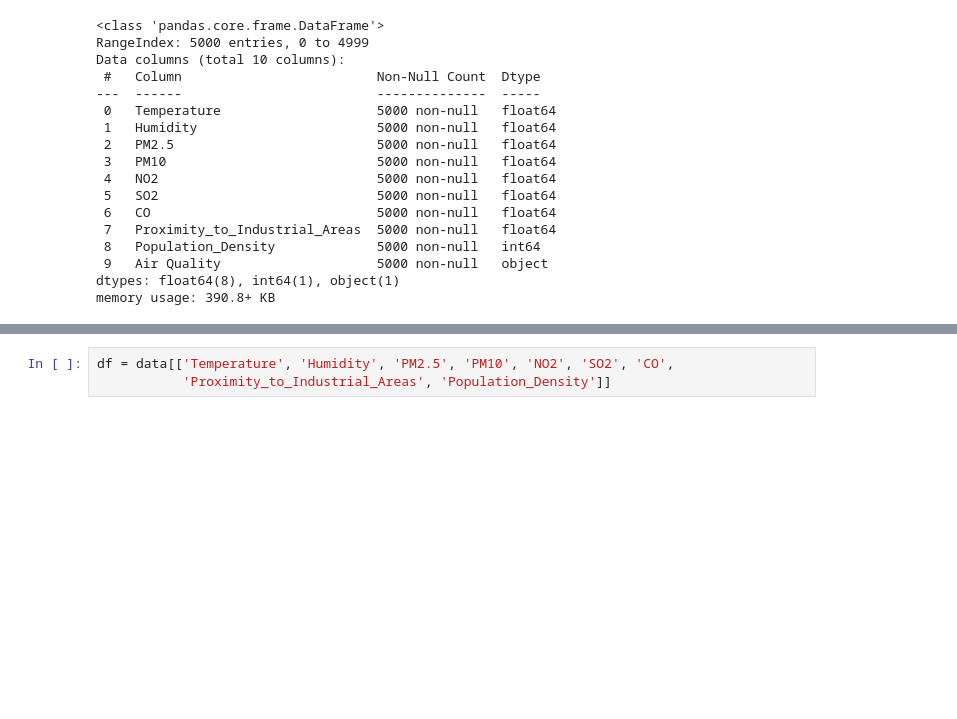
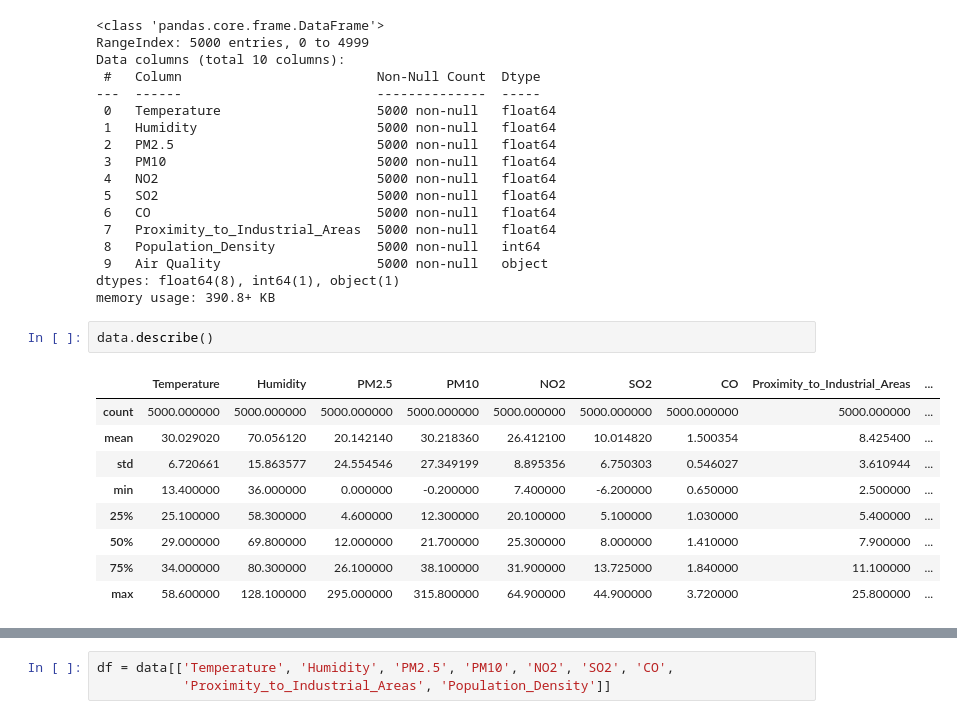
Before and after one commit to Rizan012/Pollution, a Jupyter notebook: cleaning-dataset.ipynb, the cells around one changed output, grey strips where cells are left out. Cells and saved outputs as stored; diff of their text form; blank space fills up the shorter version.

```diff
--- a/cleaning-dataset.ipynb
+++ b/cleaning-dataset.ipynb
@@ -56,4 +56,16 @@ Data columns (total 10 columns):
  9   Air Quality                    5000 non-null   object
 dtypes: float64(8), int64(1), object(1)
 memory usage: 390.8+ KB
+# %%
+data.describe()
+# %% [output]
+|  | Temperature | Humidity | PM2.5 | PM10 | NO2 | SO2 | CO | Proximity_to_Industrial_Areas | ... |
+| count | 5000.000000 | 5000.000000 | 5000.000000 | 5000.000000 | 5000.000000 | 5000.000000 | 5000.000000 | 5000.000000 | ... |
+| mean | 30.029020 | 70.056120 | 20.142140 | 30.218360 | 26.412100 | 10.014820 | 1.500354 | 8.425400 | ... |
+| std | 6.720661 | 15.863577 | 24.554546 | 27.349199 | 8.895356 | 6.750303 | 0.546027 | 3.610944 | ... |
+| min | 13.400000 | 36.000000 | 0.000000 | -0.200000 | 7.400000 | -6.200000 | 0.650000 | 2.500000 | ... |
+| 25% | 25.100000 | 58.300000 | 4.600000 | 12.300000 | 20.100000 | 5.100000 | 1.030000 | 5.400000 | ... |
+| 50% | 29.000000 | 69.800000 | 12.000000 | 21.700000 | 25.300000 | 8.000000 | 1.410000 | 7.900000 | ... |
+| 75% | 34.000000 | 80.300000 | 26.100000 | 38.100000 | 31.900000 | 13.725000 | 1.840000 | 11.100000 | ... |
+| max | 58.600000 | 128.100000 | 295.000000 | 315.800000 | 64.900000 | 44.900000 | 3.720000 | 25.800000 | ... |
 # %%
```
Also changed, not shown: parts of 1 cell of this notebook, 7 other files.
